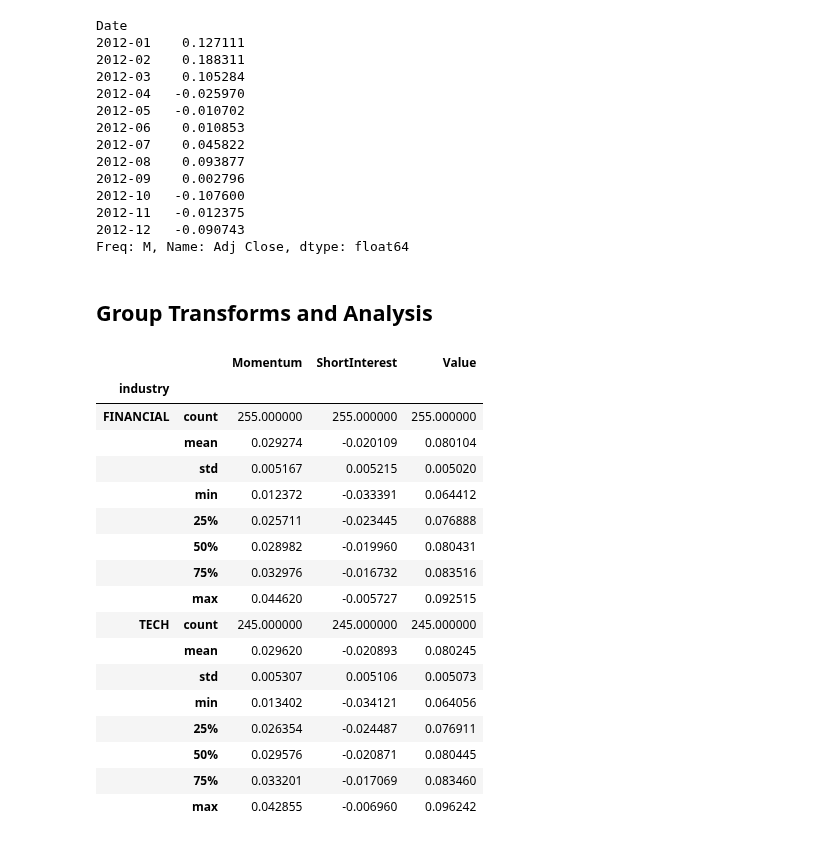
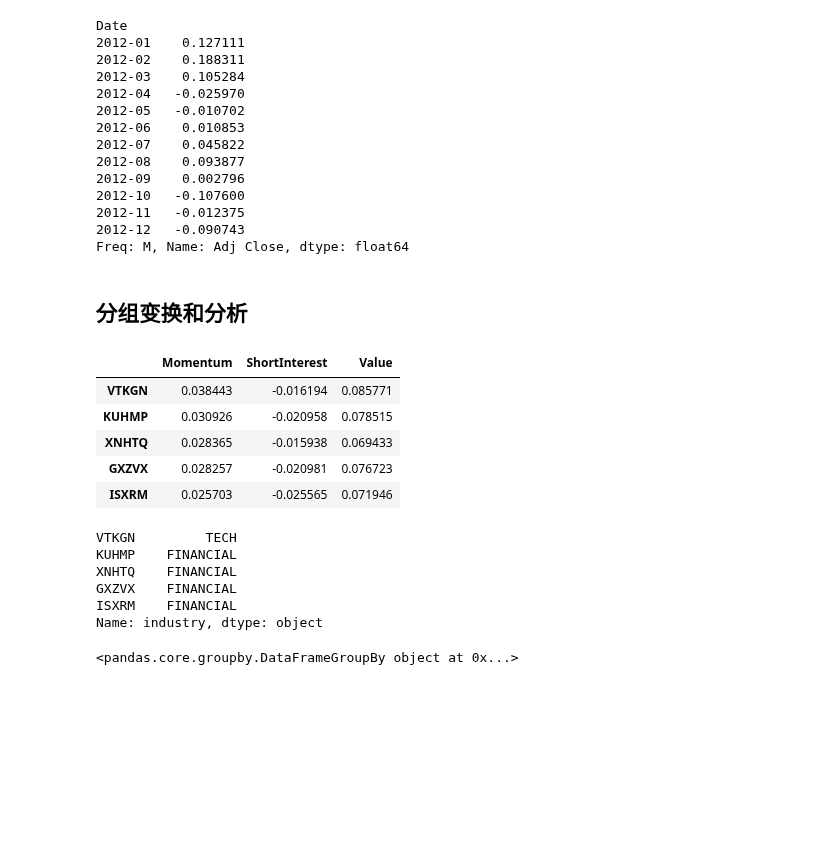
Before and after one commit to hugolu/learn-python, a Jupyter notebook: python-for-data-analysis/ch11-financial-and-economic-data-applications.ipynb, the cells around one changed output. Saved outputs shown, nothing was run; the diff lists cells and outputs as text; code cells hidden in the pictures; blank space fills up the shorter version.

```diff
--- a/python-for-data-analysis/ch11-financial-and-economic-data-applications.ipynb
+++ b/python-for-data-analysis/ch11-financial-and-economic-data-applications.ipynb
@@ -490,8 +448,8 @@ Date
 2012-11   -0.012375
 2012-12   -0.090743
 Freq: M, Name: Adj Close, dtype: float64
-# %% [markdown]
-## Group Transforms and Analysis
+# %% [markdown]
+## 分组变换和分析
 # %%
 import random; random.seed(0)
 import string
@@ -504,37 +462,36 @@ def rands(n):
 N = 1000
 tickers = np.array([rands(5) for _ in xrange(N)])
 # %%
-# 选择部分股票组成一个投资组合
+# 选择部分股票(前500个)组成一个投资组合
 M = 500
 df = DataFrame({'Momentum': np.random.randn(M) / 200 + 0.03,
                 'Value': np.random.randn(M) / 200 + 0.08,
                 'ShortInterest': np.random.randn(M) / 200 - 0.02},
                index=tickers[:M])
+df.head()
+# %% [output]
+|  | Momentum | ShortInterest | Value |
+| VTKGN | 0.038443 | -0.016194 | 0.085771 |
+| KUHMP | 0.030926 | -0.020958 | 0.078515 |
+| XNHTQ | 0.028365 | -0.015938 | 0.069433 |
+| GXZVX | 0.028257 | -0.020981 | 0.076723 |
+| ISXRM | 0.025703 | -0.025565 | 0.071946 |
 # %%
 # 随机创建一个行业分类（两个行业）
 ind_names = np.array(['FINANCIAL', 'TECH'])
 sampler = np.random.randint(0, len(ind_names), N)
 industries = Series(ind_names[sampler], index=tickers, name='industry')
+industries.head()
+# %% [output]
+VTKGN         TECH
+KUHMP    FINANCIAL
+XNHTQ    FINANCIAL
+GXZVX    FINANCIAL
+ISXRM    FINANCIAL
+Name: industry, dtype: object
 # %%
-# 根据行业进行分类并执行分组聚合和变换
+# 根据行业进行分类
 by_industry = df.groupby(industries)
-by_industry.describe()
+by_industry
 # %% [output]
-|  |  | Momentum | ShortInterest | Value |
-| industry |  |  |  |  |
-| FINANCIAL | count | 255.000000 | 255.000000 | 255.000000 |
-|  | mean | 0.029274 | -0.020109 | 0.080104 |
-|  | std | 0.005167 | 0.005215 | 0.005020 |
-|  | min | 0.012372 | -0.033391 | 0.064412 |
-|  | 25% | 0.025711 | -0.023445 | 0.076888 |
-|  | 50% | 0.028982 | -0.019960 | 0.080431 |
-|  | 75% | 0.032976 | -0.016732 | 0.083516 |
-|  | max | 0.044620 | -0.005727 | 0.092515 |
-| TECH | count | 245.000000 | 245.000000 | 245.000000 |
-|  | mean | 0.029620 | -0.020893 | 0.080245 |
-|  | std | 0.005307 | 0.005106 | 0.005073 |
-|  | min | 0.013402 | -0.034121 | 0.064056 |
-|  | 25% | 0.026354 | -0.024487 | 0.076911 |
-|  | 50% | 0.029576 | -0.020871 | 0.080445 |
-|  | 75% | 0.033201 | -0.017069 | 0.083460 |
-|  | max | 0.042855 | -0.006960 | 0.096242 |
+<pandas.core.groupby.DataFrameGroupBy object at 0x...>
```
Also changed, not shown: parts of 33 cells of this notebook.
